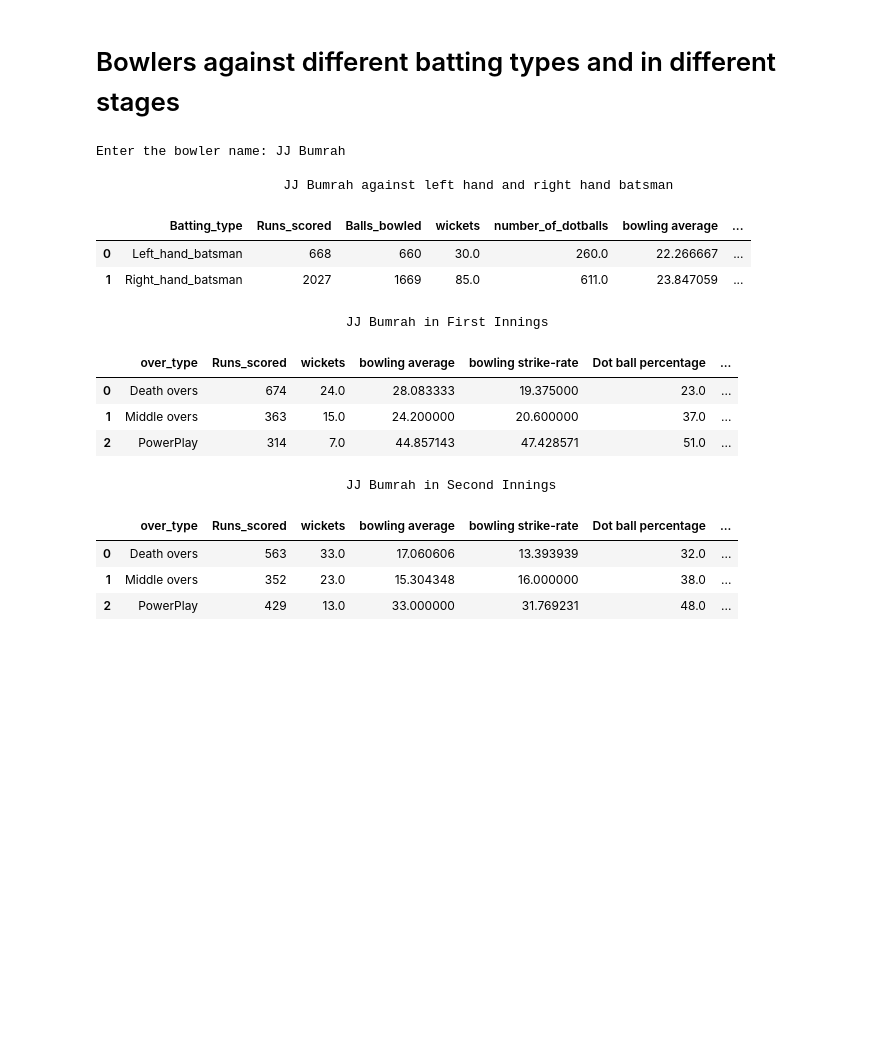
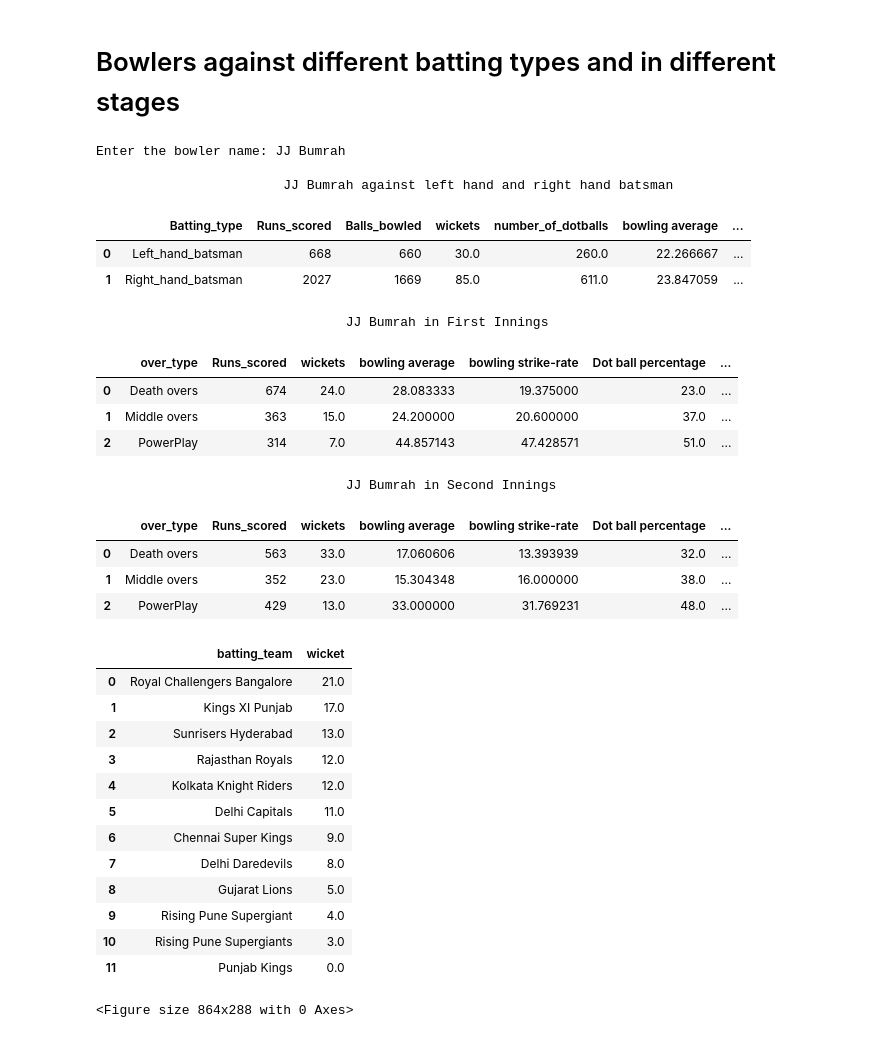
Before and after one commit to kartiksonaghela/Cricket-Analysis, a Jupyter notebook: Individual batsman and bowler.ipynb, the cells around one changed output. Saved outputs shown, nothing was run; the diff lists cells and outputs as text; code cells hidden in the pictures; blank space fills up the shorter version.

```diff
--- a/Individual batsman and bowler.ipynb
+++ b/Individual batsman and bowler.ipynb
@@ -204,30 +205,50 @@ for i in df_overtype['Balls_bowled']:
     out1=i//6
     #print(str(out1))
     out2=i%6
     #print(out2)
     final=str(out1).split('.')[0]+'.'+str(out2).split('.')[0]
     overs_bowled.append(final)
 df_overtype['overs_bowled']=overs_bowled
 df_overtype['overs_bowled']=df_overtype['overs_bowled'].astype('float')
 df_overtype['economy']=df_overtype['Runs_scored']/df_overtype['overs_bowled']
 
 df_overtype2=df_overtype.drop(['Balls_bowled','number_of_dotballs'],axis=1)
 print('\t\t\t\t'+bowler_name+' in Second Innings')
 display(df_overtype2)
+
+total_wickets = df[df.bowler == bowler_name].groupby(['bowler'])['wicket'].sum().item()
+plt.figure(figsize = (12, 4))
+wicket_data=df[df.bowler == bowler_name].groupby(['batting_team'])['wicket'].sum().sort_values(ascending = False).reset_index().rename({'batting_team':'Opposition','wicket':'wickets'})
+
+display(wicket_data)
 # %% [output]
 Enter the bowler name: JJ Bumrah
 
                         JJ Bumrah against left hand and right hand batsman
 |  | Batting_type | Runs_scored | Balls_bowled | wickets | number_of_dotballs | bowling average | ... |
 | 0 | Left_hand_batsman | 668 | 660 | 30.0 | 260.0 | 22.266667 | ... |
 | 1 | Right_hand_batsman | 2027 | 1669 | 85.0 | 611.0 | 23.847059 | ... |
                                 JJ Bumrah in First Innings
 |  | over_type | Runs_scored | wickets | bowling average | bowling strike-rate | Dot ball percentage | ... |
 | 0 | Death overs | 674 | 24.0 | 28.083333 | 19.375000 | 23.0 | ... |
 | 1 | Middle overs | 363 | 15.0 | 24.200000 | 20.600000 | 37.0 | ... |
 | 2 | PowerPlay | 314 | 7.0 | 44.857143 | 47.428571 | 51.0 | ... |
                                 JJ Bumrah in Second Innings
 |  | over_type | Runs_scored | wickets | bowling average | bowling strike-rate | Dot ball percentage | ... |
 | 0 | Death overs | 563 | 33.0 | 17.060606 | 13.393939 | 32.0 | ... |
 | 1 | Middle overs | 352 | 23.0 | 15.304348 | 16.000000 | 38.0 | ... |
 | 2 | PowerPlay | 429 | 13.0 | 33.000000 | 31.769231 | 48.0 | ... |
+|  | batting_team | wicket |
+| 0 | Royal Challengers Bangalore | 21.0 |
+| 1 | Kings XI Punjab | 17.0 |
+| 2 | Sunrisers Hyderabad | 13.0 |
+| 3 | Rajasthan Royals | 12.0 |
+| 4 | Kolkata Knight Riders | 12.0 |
+| 5 | Delhi Capitals | 11.0 |
+| 6 | Chennai Super Kings | 9.0 |
+| 7 | Delhi Daredevils | 8.0 |
+| 8 | Gujarat Lions | 5.0 |
+| 9 | Rising Pune Supergiant | 4.0 |
+| 10 | Rising Pune Supergiants | 3.0 |
+| 11 | Punjab Kings | 0.0 |
+<Figure size 864x288 with 0 Axes>
```
Also changed, not shown: parts of 1 cell of this notebook.
